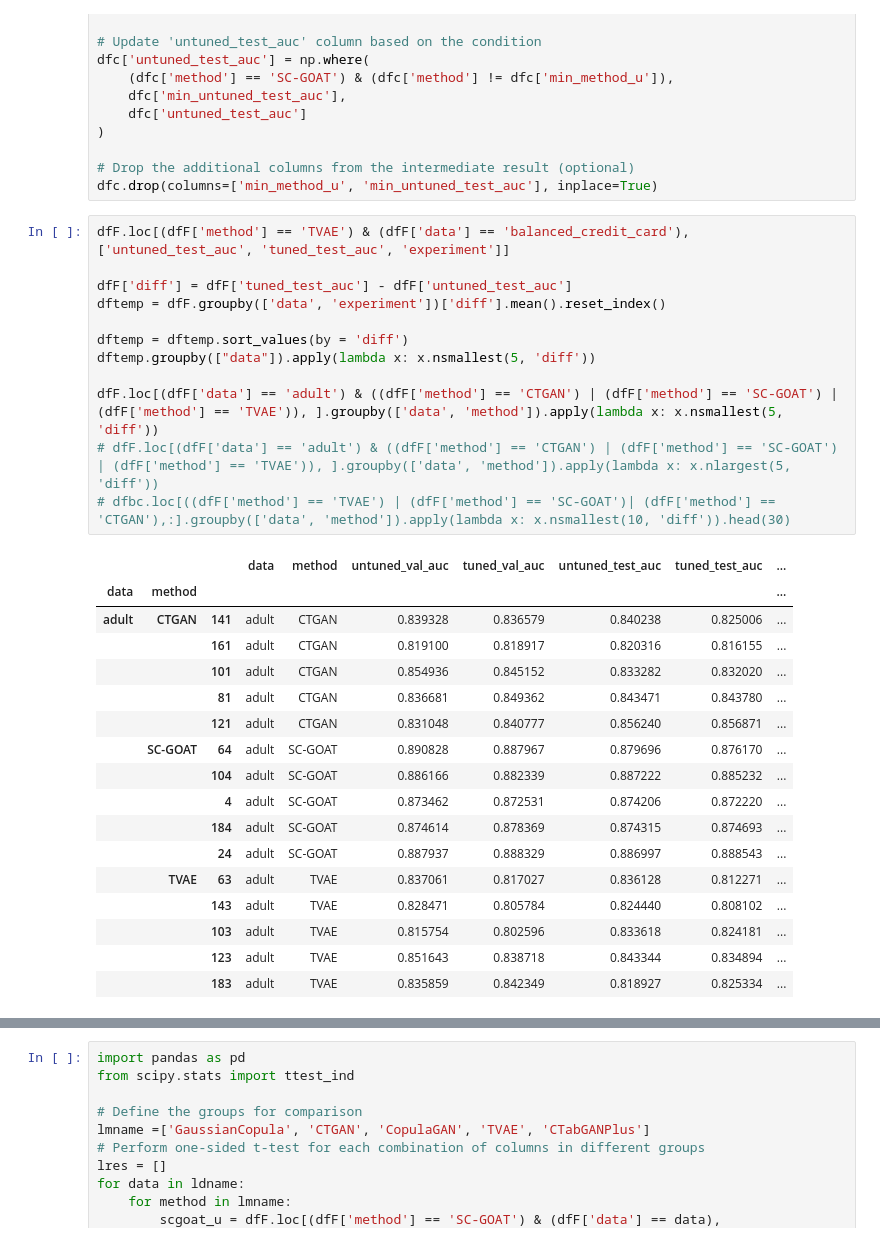
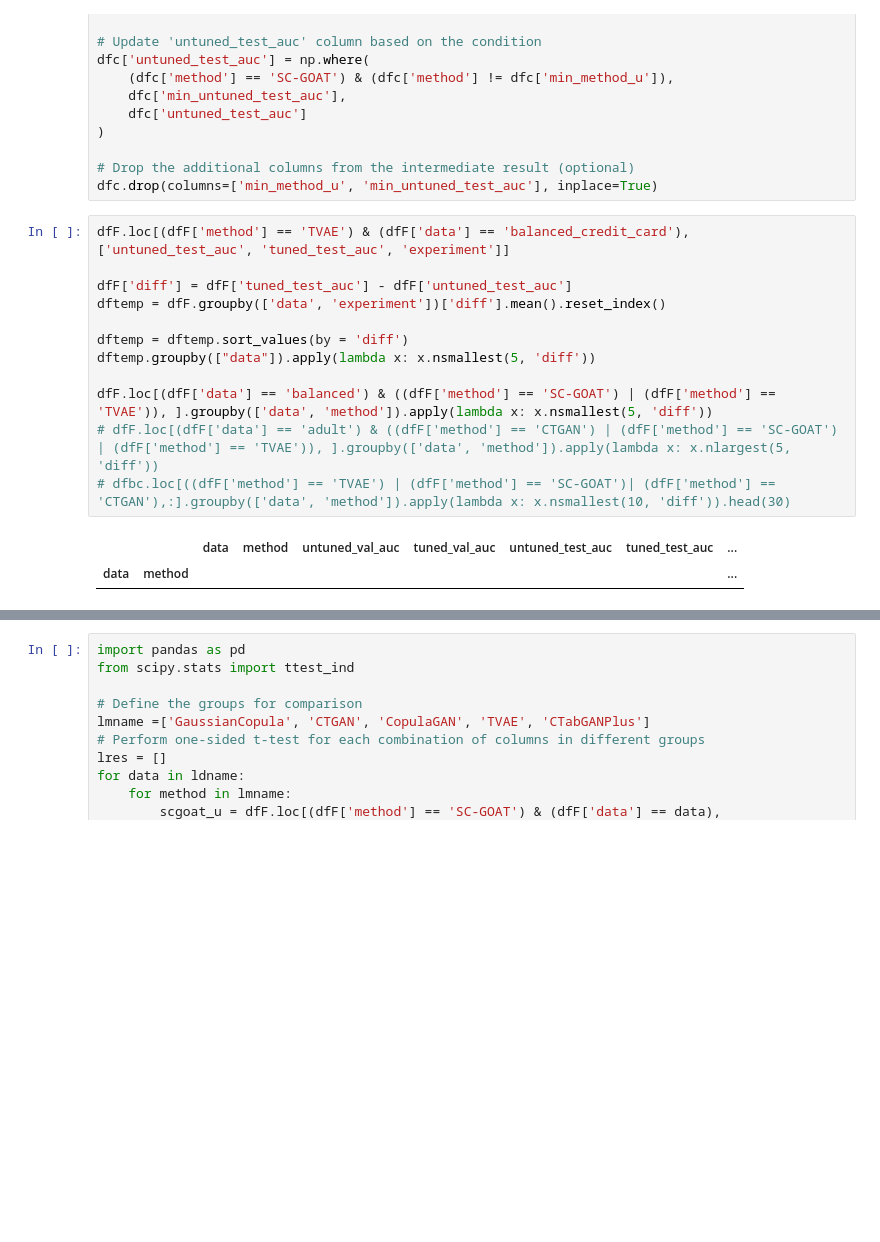
Before and after one commit to shinnasa/SC-GOAT, a Jupyter notebook: code/GetResults.ipynb, the cells around one changed output, grey strips where cells are left out. Cells and saved outputs as stored; diff of their text form; blank space fills up the shorter version.

```diff
--- a/code/GetResults.ipynb
+++ b/code/GetResults.ipynb
@@ -235,33 +235,18 @@ dfc.drop(columns=['min_method_u', 'min_untuned_test_auc'], inplace=True)
 # %%
 dfF.loc[(dfF['method'] == 'TVAE') & (dfF['data'] == 'balanced_credit_card'), ['untuned_test_auc', 'tuned_test_auc', 'experiment']]
 
 dfF['diff'] = dfF['tuned_test_auc'] - dfF['untuned_test_auc']
 dftemp = dfF.groupby(['data', 'experiment'])['diff'].mean().reset_index()
 
 dftemp = dftemp.sort_values(by = 'diff')
 dftemp.groupby(["data"]).apply(lambda x: x.nsmallest(5, 'diff'))
 
-dfF.loc[(dfF['data'] == 'adult') & ((dfF['method'] == 'CTGAN') | (dfF['method'] == 'SC-GOAT') | (dfF['method'] == 'TVAE')), ].groupby(['data', 'method']).apply(lambda x: x.nsmallest(5, 'diff'))
+dfF.loc[(dfF['data'] == 'balanced') & ((dfF['method'] == 'SC-GOAT') | (dfF['method'] == 'TVAE')), ].groupby(['data', 'method']).apply(lambda x: x.nsmallest(5, 'diff'))
 # dfF.loc[(dfF['data'] == 'adult') & ((dfF['method'] == 'CTGAN') | (dfF['method'] == 'SC-GOAT') | (dfF['method'] == 'TVAE')), ].groupby(['data', 'method']).apply(lambda x: x.nlargest(5, 'diff'))
 # dfbc.loc[((dfF['method'] == 'TVAE') | (dfF['method'] == 'SC-GOAT')| (dfF['method'] == 'CTGAN'),:].groupby(['data', 'method']).apply(lambda x: x.nsmallest(10, 'diff')).head(30)
 # %% [output]
-|  |  |  | data | method | untuned_val_auc | tuned_val_auc | untuned_test_auc | tuned_test_auc | ... |
-| data | method |  |  |  |  |  |  |  | ... |
-| adult | CTGAN | 141 | adult | CTGAN | 0.839328 | 0.836579 | 0.840238 | 0.825006 | ... |
-|  |  | 161 | adult | CTGAN | 0.819100 | 0.818917 | 0.820316 | 0.816155 | ... |
-|  |  | 101 | adult | CTGAN | 0.854936 | 0.845152 | 0.833282 | 0.832020 | ... |
-|  |  | 81 | adult | CTGAN | 0.836681 | 0.849362 | 0.843471 | 0.843780 | ... |
-|  |  | 121 | adult | CTGAN | 0.831048 | 0.840777 | 0.856240 | 0.856871 | ... |
-|  | SC-GOAT | 64 | adult | SC-GOAT | 0.890828 | 0.887967 | 0.879696 | 0.876170 | ... |
-|  |  | 104 | adult | SC-GOAT | 0.886166 | 0.882339 | 0.887222 | 0.885232 | ... |
-|  |  | 4 | adult | SC-GOAT | 0.873462 | 0.872531 | 0.874206 | 0.872220 | ... |
-|  |  | 184 | adult | SC-GOAT | 0.874614 | 0.878369 | 0.874315 | 0.874693 | ... |
-|  |  | 24 | adult | SC-GOAT | 0.887937 | 0.888329 | 0.886997 | 0.888543 | ... |
-|  | TVAE | 63 | adult | TVAE | 0.837061 | 0.817027 | 0.836128 | 0.812271 | ... |
-|  |  | 143 | adult | TVAE | 0.828471 | 0.805784 | 0.824440 | 0.808102 | ... |
-|  |  | 103 | adult | TVAE | 0.815754 | 0.802596 | 0.833618 | 0.824181 | ... |
-|  |  | 123 | adult | TVAE | 0.851643 | 0.838718 | 0.843344 | 0.834894 | ... |
-|  |  | 183 | adult | TVAE | 0.835859 | 0.842349 | 0.818927 | 0.825334 | ... |
+|  |  | data | method | untuned_val_auc | tuned_val_auc | untuned_test_auc | tuned_test_auc | ... |
+| data | method |  |  |  |  |  |  | ... |
 # %%
 dfFinal = dfF.groupby(['data', 'method']).agg({
     'untuned_val_auc': ['mean', 'std'], 'tuned_val_auc': ['mean', 'std'],
```
Also changed, not shown: parts of 8 cells of this notebook.
